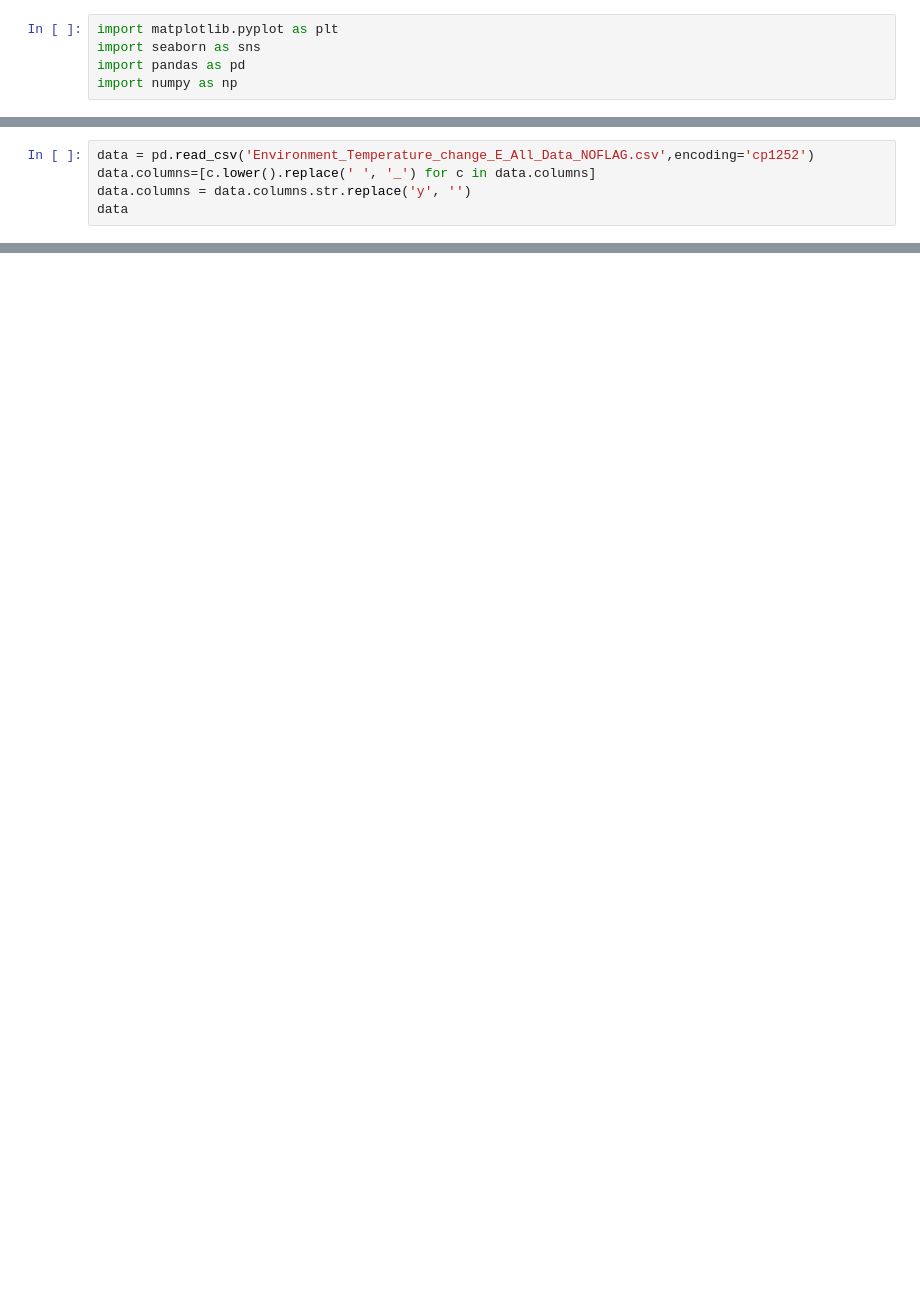
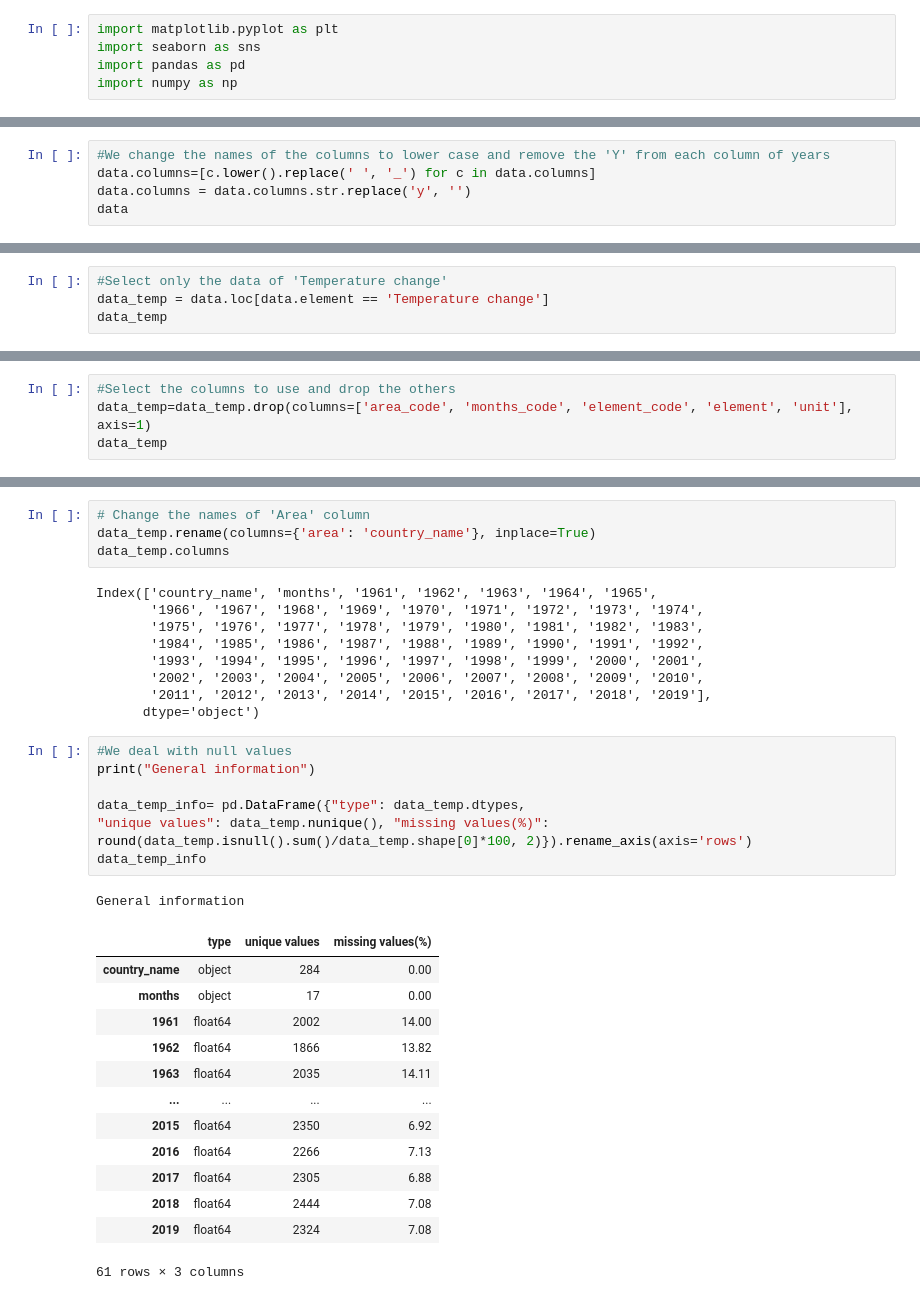
Before and after one commit to KarlaVMaya/daft-mid-project-jan-23, a Jupyter notebook: Mid project tc.ipynb, the cells around one changed output, grey strips where cells are left out. Drawn from its saved outputs; the diff is of its cells as text; blank space fills up the shorter version.

```diff
--- a/Mid project tc.ipynb
+++ b/Mid project tc.ipynb
@@ -6,5 +24,5 @@ import numpy as np
 # %%
-data = pd.read_csv('Environment_Temperature_change_E_All_Data_NOFLAG.csv',encoding='cp1252')
+#We change the names of the columns to lower case and remove the 'Y' from each column of years
 data.columns=[c.lower().replace(' ', '_') for c in data.columns]
 data.columns = data.columns.str.replace('y', '')
 data
@@ -22,3 +40,7 @@ data
 | 9654 | 5873 | OECD | 7020 | Meteorological year | 7271 | Temperature change | °C | 0.165 | -0.009 | 0.134 | ... |
 | 9655 | 5873 | OECD | 7020 | Meteorological year | 6078 | Standard Deviation | °C | 0.260 | 0.260 | 0.260 | ... |
 9656 rows × 66 columns
+# %%
+#Select only the data of 'Temperature change'
+data_temp = data.loc[data.element == 'Temperature change']
+data_temp
@@ -24,0 +61,4 @@ data
+# %%
+#Select the columns to use and drop the others
+data_temp=data_temp.drop(columns=['area_code', 'months_code', 'element_code', 'element', 'unit'], axis=1)
+data_temp
@@ -24,0 +79,35 @@ data
+# %%
+# Change the names of 'Area' column
+data_temp.rename(columns={'area': 'country_name'}, inplace=True)
+data_temp.columns
+# %% [output]
+Index(['country_name', 'months', '1961', '1962', '1963', '1964', '1965',
+       '1966', '1967', '1968', '1969', '1970', '1971', '1972', '1973', '1974',
+       '1975', '1976', '1977', '1978', '1979', '1980', '1981', '1982', '1983',
+       '1984', '1985', '1986', '1987', '1988', '1989', '1990', '1991', '1992',
+       '1993', '1994', '1995', '1996', '1997', '1998', '1999', '2000', '2001',
+       '2002', '2003', '2004', '2005', '2006', '2007', '2008', '2009', '2010',
+       '2011', '2012', '2013', '2014', '2015', '2016', '2017', '2018', '2019'],
+      dtype='object')
+# %%
+#We deal with null values
+print("General information")
+
+data_temp_info= pd.DataFrame({"type": data_temp.dtypes,
+"unique values": data_temp.nunique(), "missing values(%)": round(data_temp.isnull().sum()/data_temp.shape[0]*100, 2)}).rename_axis(axis='rows')
+data_temp_info
+# %% [output]
+General information
+|  | type | unique values | missing values(%) |
+| country_name | object | 284 | 0.00 |
+| months | object | 17 | 0.00 |
+| 1961 | float64 | 2002 | 14.00 |
+| 1962 | float64 | 1866 | 13.82 |
+| 1963 | float64 | 2035 | 14.11 |
+| ... | ... | ... | ... |
+| 2015 | float64 | 2350 | 6.92 |
+| 2016 | float64 | 2266 | 7.13 |
+| 2017 | float64 | 2305 | 6.88 |
+| 2018 | float64 | 2444 | 7.08 |
+| 2019 | float64 | 2324 | 7.08 |
+61 rows × 3 columns
```
Also changed, not shown: parts of 9 cells of this notebook.
